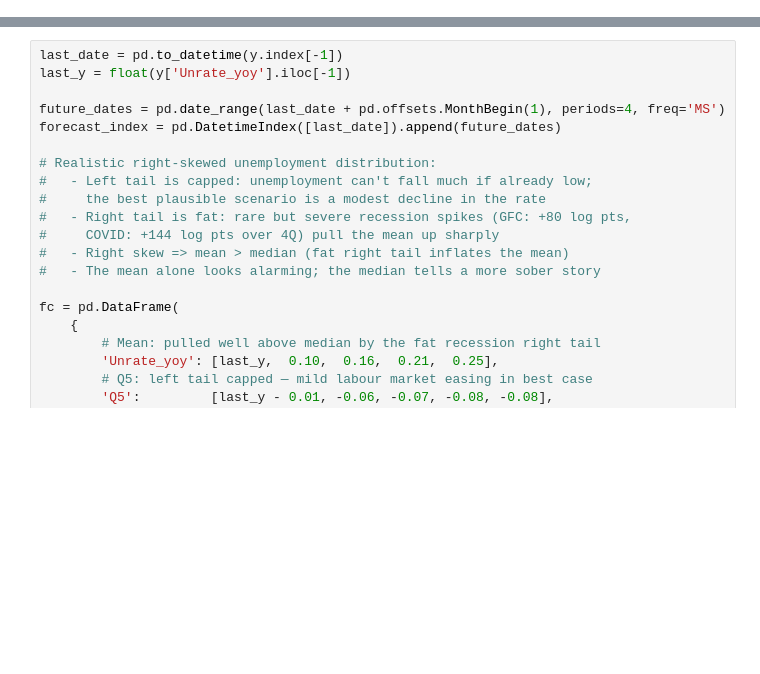
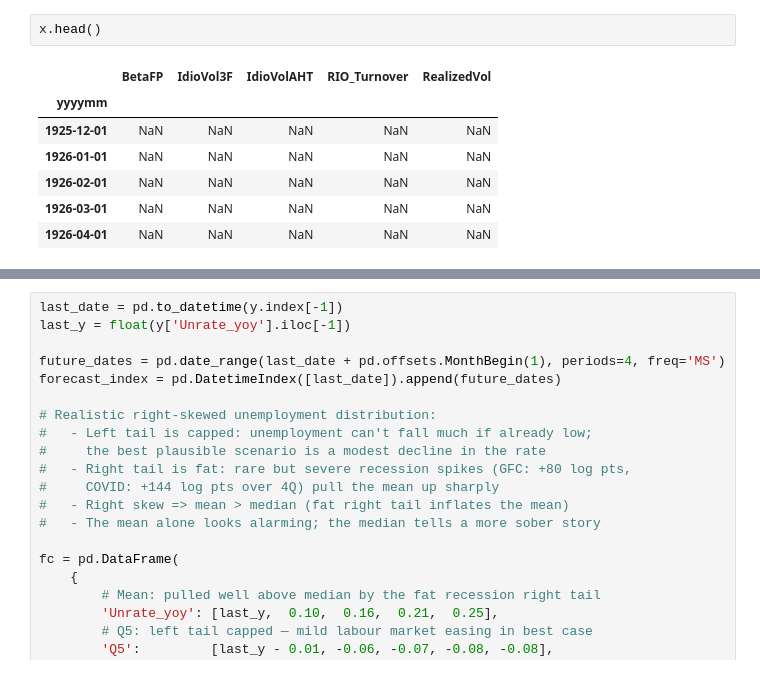
Before and after one commit to rproner1/MacroAtRisk, a Jupyter notebook: sandbox.ipynb, the cells around one changed output, grey strips where cells are left out. Cells and saved outputs as stored; diff of their text form; blank space fills up the shorter version.

```diff
--- a/sandbox.ipynb
+++ b/sandbox.ipynb
@@ -18,0 +32,10 @@ y.head()
+# %%
+x.head()
+# %% [output]
+|  | BetaFP | IdioVol3F | IdioVolAHT | RIO_Turnover | RealizedVol |
+| yyyymm |  |  |  |  |  |
+| 1925-12-01 | NaN | NaN | NaN | NaN | NaN |
+| 1926-01-01 | NaN | NaN | NaN | NaN | NaN |
+| 1926-02-01 | NaN | NaN | NaN | NaN | NaN |
+| 1926-03-01 | NaN | NaN | NaN | NaN | NaN |
+| 1926-04-01 | NaN | NaN | NaN | NaN | NaN |
```
Also changed, not shown: parts of 7 cells of this notebook, 7 other files.
